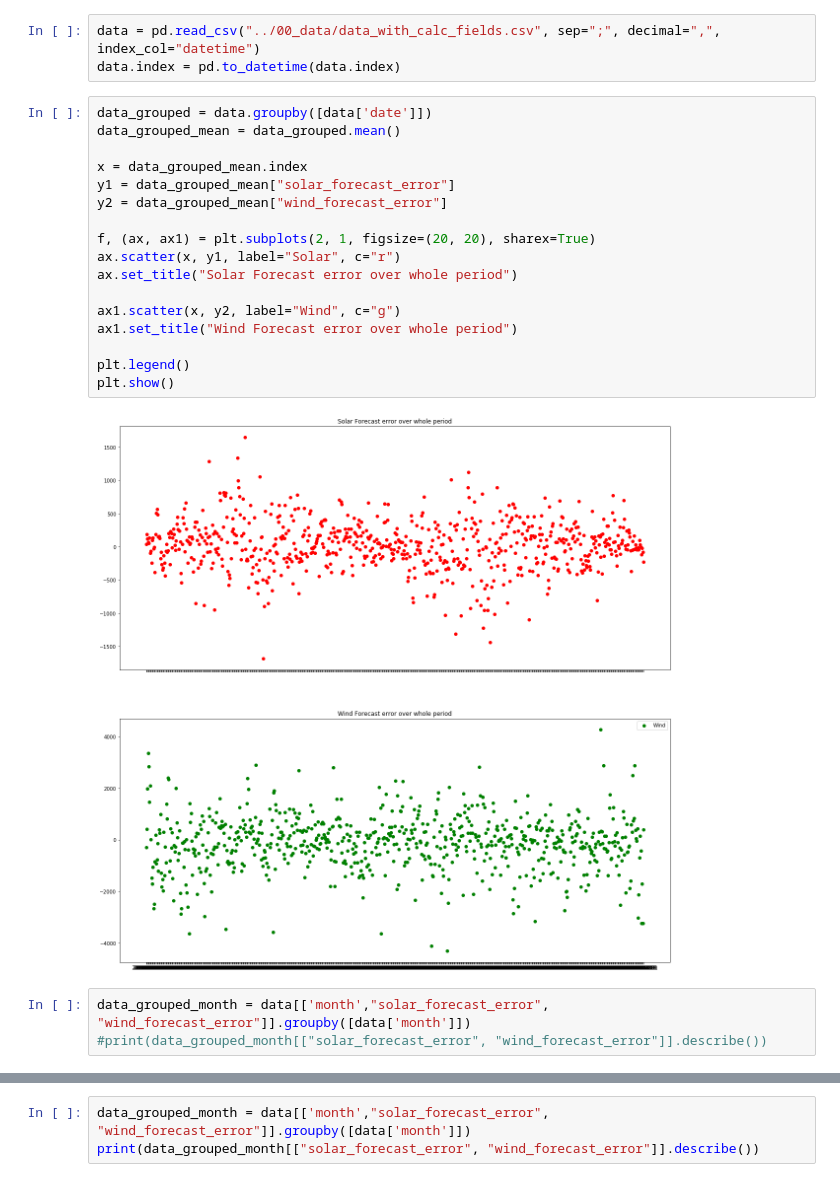
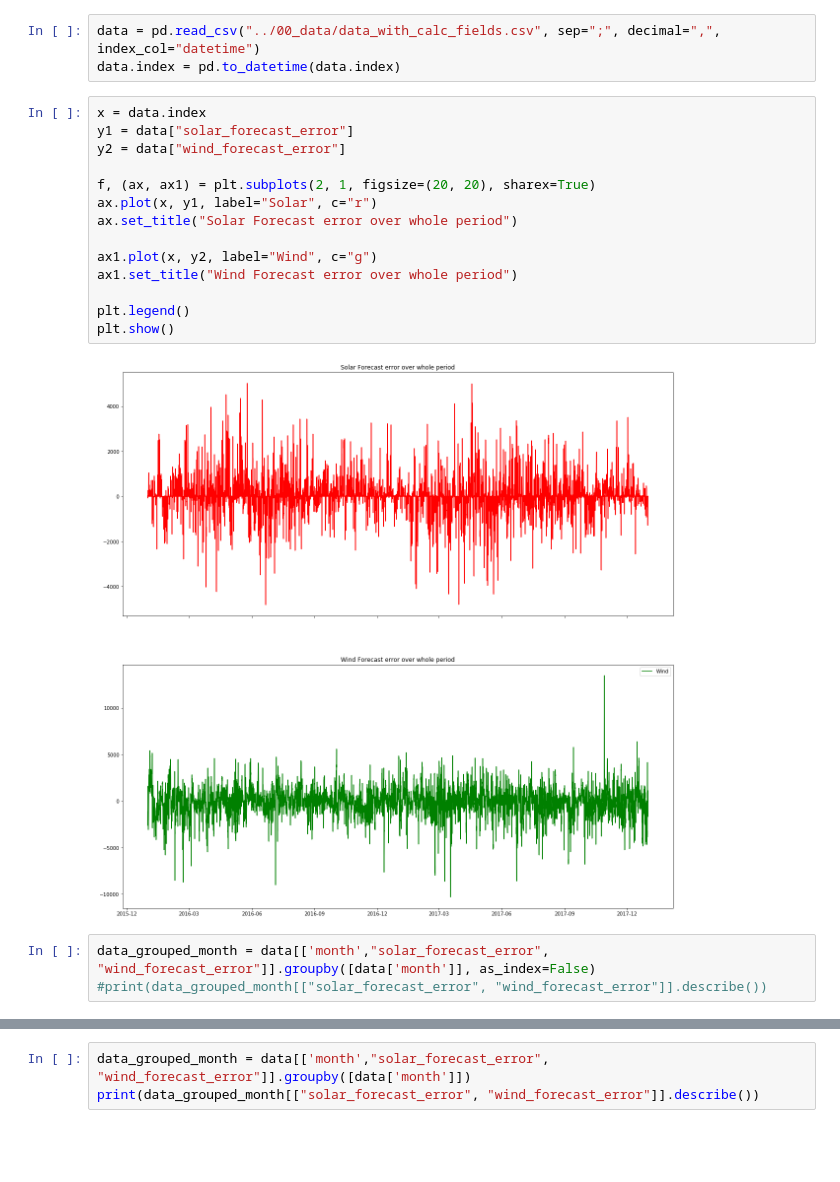
Before and after one commit to mauricepohl/pandas, a Jupyter notebook: 03_modeling/Development of forecast errors.ipynb, the cells around one changed output, grey strips where cells are left out. Cells and saved outputs as stored; diff of their text form; blank space fills up the shorter version.

Commit message:
adapt plots to datetime as index

```diff
--- a/03_modeling/Development of forecast errors.ipynb
+++ b/03_modeling/Development of forecast errors.ipynb
@@ -6,26 +6,23 @@ import numpy as np
 data = pd.read_csv("../00_data/data_with_calc_fields.csv", sep=";", decimal=",", index_col="datetime")
 data.index = pd.to_datetime(data.index)
 # %%
-data_grouped = data.groupby([data['date']])
-data_grouped_mean = data_grouped.mean()
-
-x = data_grouped_mean.index
-y1 = data_grouped_mean["solar_forecast_error"]
-y2 = data_grouped_mean["wind_forecast_error"]
+x = data.index
+y1 = data["solar_forecast_error"]
+y2 = data["wind_forecast_error"]
 
 f, (ax, ax1) = plt.subplots(2, 1, figsize=(20, 20), sharex=True)
-ax.scatter(x, y1, label="Solar", c="r")
+ax.plot(x, y1, label="Solar", c="r")
 ax.set_title("Solar Forecast error over whole period")
 
-ax1.scatter(x, y2, label="Wind", c="g")
+ax1.plot(x, y2, label="Wind", c="g")
 ax1.set_title("Wind Forecast error over whole period")
 
 plt.legend()
 plt.show()
 # %% [output]
-[figure, old version]
+[figure, new version]
 # %%
-data_grouped_month = data[['month',"solar_forecast_error", "wind_forecast_error"]].groupby([data['month']])
+data_grouped_month = data[['month',"solar_forecast_error", "wind_forecast_error"]].groupby([data['month']], as_index=False)
 #print(data_grouped_month[["solar_forecast_error", "wind_forecast_error"]].describe())
 # %%
 data_grouped_month_mean = data_grouped_month.mean()
```
Also changed, not shown: parts of 1 cell of this notebook, 2 other files.
